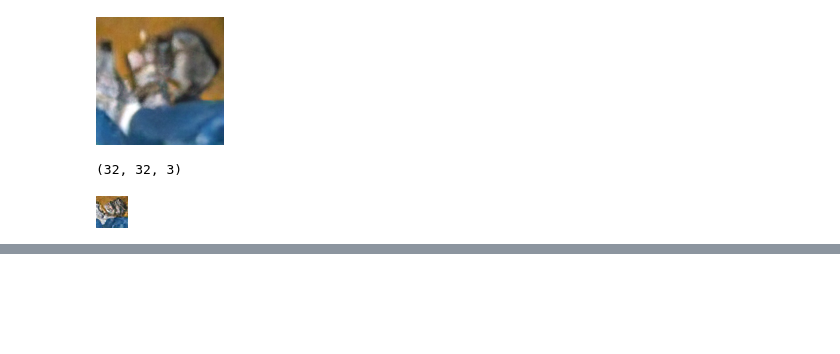
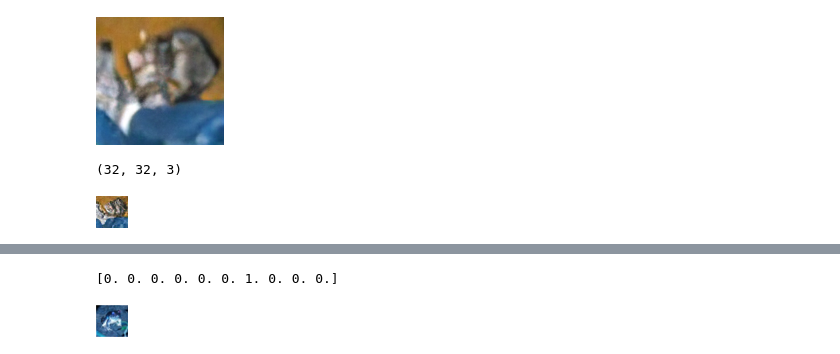
Before and after one commit to amitrege/NNCompress, a Jupyter notebook: SuperRes.ipynb, the cells around one changed output, grey strips where cells are left out. Drawn from its saved outputs; the diff is of its cells as text; code cells hidden in the pictures; blank space fills up the shorter version.

```diff
--- a/SuperRes.ipynb
+++ b/SuperRes.ipynb
@@ -263,0 +303,5 @@ I(filename='results/small_cat_rlt.png')
+# %%
+from importance_sampling.datasets import CIFAR10, ZCAWhitening
+
+ds = CIFAR10()
+x_train, y_train = ds.train_data[:]
@@ -263,0 +311,9 @@ I(filename='results/small_cat_rlt.png')
+# %%
+i = 0
+cv.imwrite('yolo.png', x_train[i]*255)
+print(y_train[i])
+from IPython.display import Image as I
+I(filename='yolo.png')
+# %% [output]
+[0. 0. 0. 0. 0. 0. 1. 0. 0. 0.]
+[figure, added]
```
Also changed, not shown: parts of 14 cells of this notebook.
